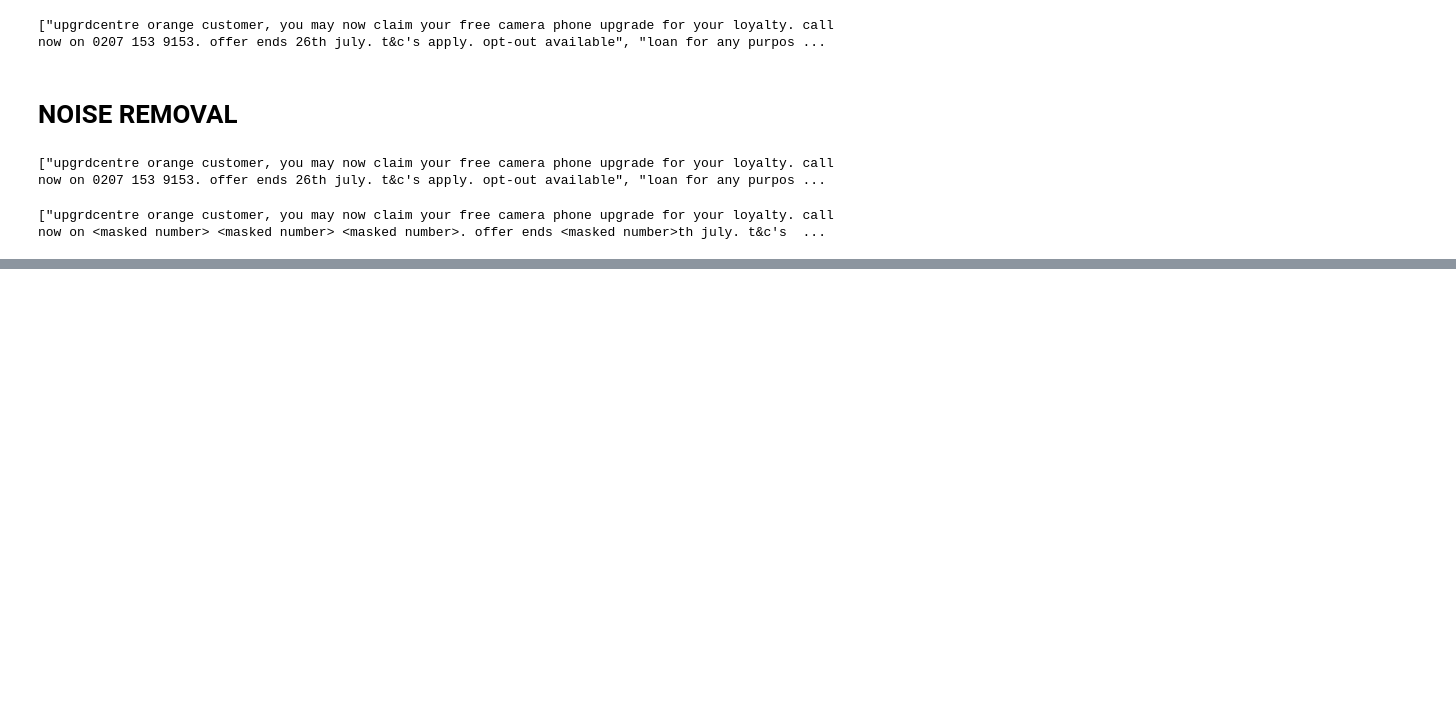
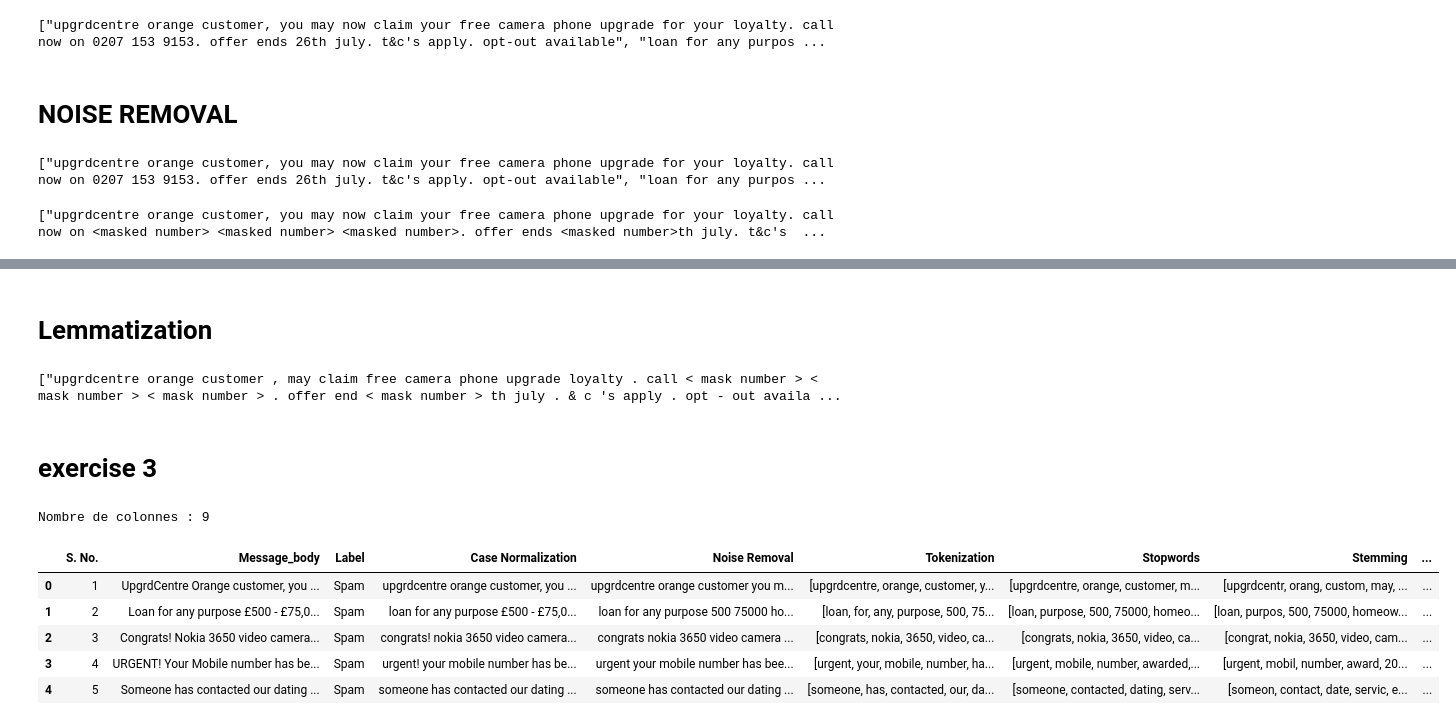
Before and after one commit to Dev-IA-P5-2027/lucas.fandinoperez, a Jupyter notebook: NLP/NLP_codingexercice_lucasFP.ipynb, the cells around one changed output, grey strips where cells are left out. Saved outputs shown, nothing was run; the diff lists cells and outputs as text; code cells hidden in the pictures; blank space fills up the shorter version.

```diff
--- a/NLP/NLP_codingexercice_lucasFP.ipynb
+++ b/NLP/NLP_codingexercice_lucasFP.ipynb
@@ -223,0 +252,3 @@ print(text)
+# %%
+tokenized = [tokenize_text(msg) for msg in text]
+print("Result from tokenization:", tokenized)
@@ -223,0 +269,2 @@ print(text)
+# %%
+text = [remove_stopwords(msg) for msg in tokenized]
@@ -223,0 +292,75 @@ print(text)
+# %% [markdown]
+# Lemmatization
+# %%
+nlp = spacy.load("en_core_web_sm")
+
+def lemmatize_text(text):
+    text = " ".join(text)
+    doc = nlp(text)
+    # On récupère le lemme de chaque token
+    return ' '.join([token.lemma_ for token in doc])
+
+
+lema_text = [lemmatize_text(msg) for msg in text]
+# %%
+print(lema_text)
+# %% [output]
+["upgrdcentre orange customer , may claim free camera phone upgrade loyalty . call < mask number > < mask number > < mask number > . offer end < mask number > th july . & c 's apply . opt - out availa ...
+# %% [markdown]
+# exercise 3
+# %%
+stemmer = PorterStemmer()
+stop_words = set(stopwords.words('english'))
+nlp = spacy.load("en_core_web_sm")
+
+# --- FONCTIONS DE PRÉPARATION ---
+
+def remove_noise(text):
+    # Supprime ponctuation et caractères spéciaux
+    text = re.sub(r'[^\w\s]', '', text)
+    # Supprime les balises spécifiques si présentes (ex: <mask number>)
+    text = text.replace('mask number', '').replace('weblink', '')
+    return text
+
+def lemmatize_list(word_list):
+    # On transforme la liste en string pour spaCy
+    doc = nlp(" ".join(word_list))
+    return [token.lemma_ for token in doc]
+
+# --- CRÉATION DES 9 COLONNES ---
+
+# 1. & 2. Colonnes existantes (S.No, Message_body, Label)
+
+# 3. Case Normalization
+df['Case Normalization'] = df['Message_body'].str.lower()
+
+# 4. Noise Removal
+df['Noise Removal'] = df['Case Normalization'].apply(remove_noise)
+
+# 5. Tokenization
+df['Tokenization'] = df['Noise Removal'].apply(word_tokenize)
+
+# 6. Stopwords Removal
+df['Stopwords'] = df['Tokenization'].apply(
+    lambda x: [word for word in x if word not in stop_words and word.isalnum()]
+)
+
+# 7. Stemming (sur la colonne Stopwords)
+df['Stemming'] = df['Stopwords'].apply(
+    lambda x: [stemmer.stem(word) for word in x]
+)
+
+# 8. Lemmatization (sur la colonne Stopwords - important de ne pas le faire sur le stemming)
+df['Lemmatization'] = df['Stopwords'].apply(lemmatize_list)
+
+# Affichage du résultat final (les 9 colonnes)
+print(f"Nombre de colonnes : {len(df.columns)}")
+df.head()
+# %% [output]
+Nombre de colonnes : 9
+|  | S. No. | Message_body | Label | Case Normalization | Noise Removal | Tokenization | Stopwords | Stemming | ... |
+| 0 | 1 | UpgrdCentre Orange customer, you ... | Spam | upgrdcentre orange customer, you ... | upgrdcentre orange customer you m... | [upgrdcentre, orange, customer, y... | [upgrdcentre, orange, customer, m... | [upgrdcentr, orang, custom, may, ... | ... |
+| 1 | 2 | Loan for any purpose £500 - £75,0... | Spam | loan for any purpose £500 - £75,0... | loan for any purpose 500 75000 ho... | [loan, for, any, purpose, 500, 75... | [loan, purpose, 500, 75000, homeo... | [loan, purpos, 500, 75000, homeow... | ... |
+| 2 | 3 | Congrats! Nokia 3650 video camera... | Spam | congrats! nokia 3650 video camera... | congrats nokia 3650 video camera ... | [congrats, nokia, 3650, video, ca... | [congrats, nokia, 3650, video, ca... | [congrat, nokia, 3650, video, cam... | ... |
+| 3 | 4 | URGENT! Your Mobile number has be... | Spam | urgent! your mobile number has be... | urgent your mobile number has bee... | [urgent, your, mobile, number, ha... | [urgent, mobile, number, awarded,... | [urgent, mobil, number, award, 20... | ... |
+| 4 | 5 | Someone has contacted our dating ... | Spam | someone has contacted our dating ... | someone has contacted our dating ... | [someone, has, contacted, our, da... | [someone, contacted, dating, serv... | [someon, contact, date, servic, e... | ... |
```
Also changed, not shown: parts of 10 cells of this notebook, 9 other files.
